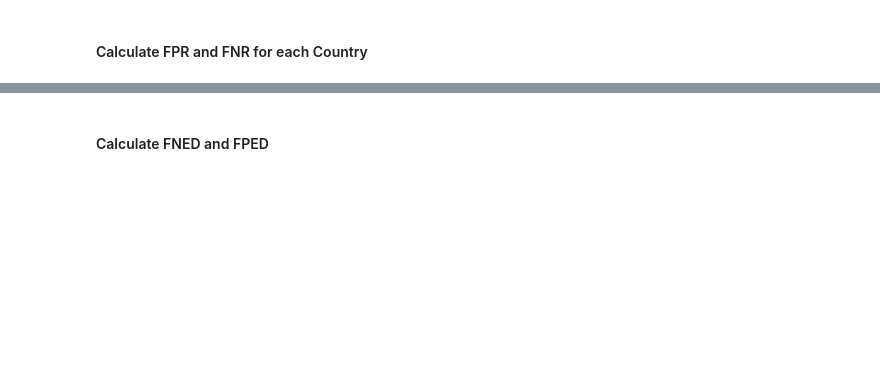
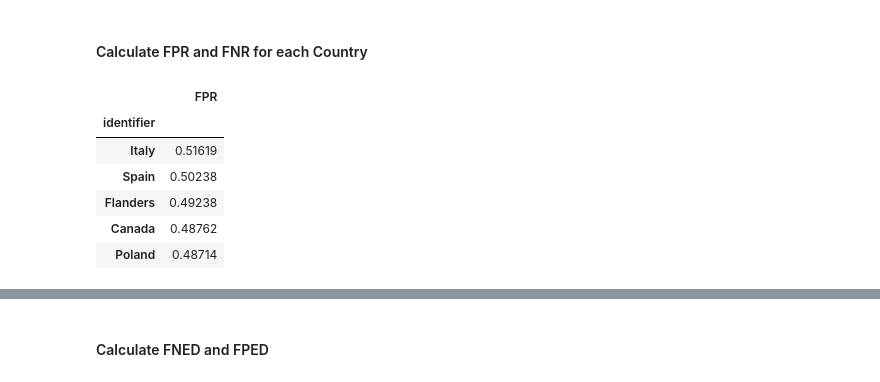
Before and after one commit to soarsmu/BiasFinder, a Jupyter notebook: codes/FNED-FPED-Country.ipynb, the cells around one changed output, grey strips where cells are left out. Saved outputs shown, nothing was run; the diff lists cells and outputs as text; code cells hidden in the pictures; blank space fills up the shorter version.

```diff
--- a/codes/FNED-FPED-Country.ipynb
+++ b/codes/FNED-FPED-Country.ipynb
@@ -197,0 +190,17 @@ for k, v in dict(iter(dc)).items() :
+# %%
+import matplotlib.pyplot as plt
+%matplotlib inline
+
+
+dfprs = pd.DataFrame(data={"identifier": identifiers, "FPR":fprs})
+dfprs = dfprs.groupby("identifier").sum().sort_values(by=["FPR"],ascending=False)
+
+dfprs.head()
+# %% [output]
+|  | FPR |
+| identifier |  |
+| Italy | 0.51619 |
+| Spain | 0.50238 |
+| Flanders | 0.49238 |
+| Canada | 0.48762 |
+| Poland | 0.48714 |
```
Also changed, not shown: parts of 14 cells of this notebook.
